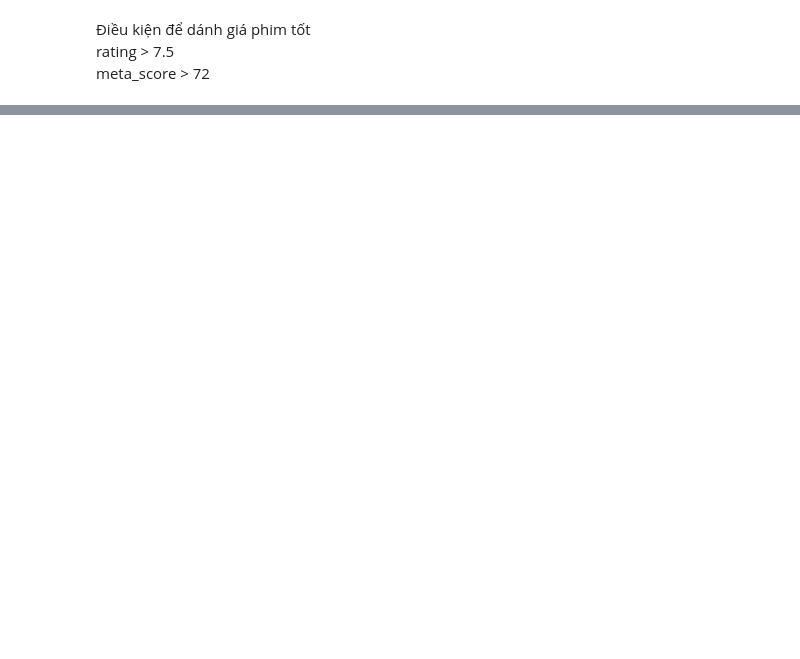
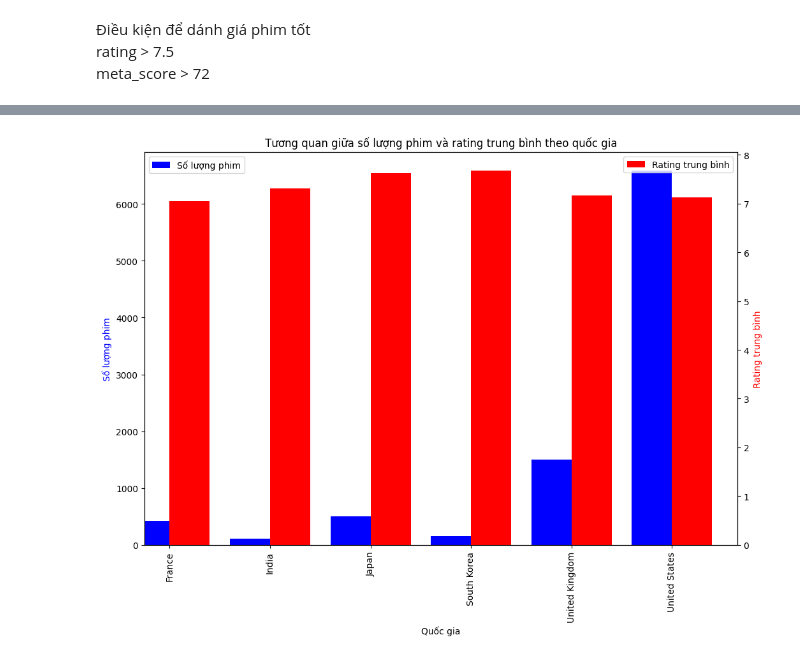
Before and after one commit to phuocnguyen2412/movie-analyst, a Jupyter notebook: Analyze_data_3.ipynb, the cells around one changed output, grey strips where cells are left out. Cells and saved outputs as stored; diff of their text form; code cells hidden in the pictures; blank space fills up the shorter version.

```diff
--- a/Analyze_data_3.ipynb
+++ b/Analyze_data_3.ipynb
@@ -159,0 +215,7 @@ Passing `palette` without assigning `hue` is deprecated and will be removed in v
+# %%
+# Chọn ra các quốc gia tiêu biểu theo số lượng và rate
+selected_countries = ['United States', 'United Kingdom', 'South Korea', 'Japan', 'India', 'France']
+
+# Lọc dữ liệu chỉ bao gồm các quốc gia đã chọn
+filtered_df = df[df['countries'].isin(selected_countries)]
+filtered_df
@@ -159,0 +236,34 @@ Passing `palette` without assigning `hue` is deprecated and will be removed in v
+# %%
+# Tính số lượng phim theo quốc gia
+country_counts = filtered_df['countries'].value_counts()
+
+# Tính rating trung bình theo quốc gia
+country_ratings = filtered_df.groupby('countries')['rating'].mean()
+
+# Tạo DataFrame mới từ 2 Series đã tính
+country_df = pd.DataFrame({'number_of_movies': country_counts, 'average_rating': country_ratings})
+
+# Vẽ biểu đồ cột đôi
+fig, ax1 = plt.subplots(figsize=(12, 8))
+
+# Vẽ cột số lượng phim
+country_df['number_of_movies'].plot(kind='bar', color='b', ax=ax1, position=1, width=0.4, label='Số lượng phim')
+ax1.set_ylabel('Số lượng phim', color='b')
+ax1.set_xlabel('Quốc gia')
+ax1.set_title("Tương quan giữa số lượng phim và rating trung bình theo quốc gia")
+
+# Tạo trục y thứ hai cho rating trung bình
+ax2 = ax1.twinx() # tạo cột chung với cột số lượng phim
+country_df['average_rating'].plot(kind='bar', color='r', ax=ax2, position=0, width=0.4, label='Rating trung bình')
+ax2.set_ylabel('Rating trung bình', color='r')
+
+# Thêm chú thích
+ax1.legend(loc='upper left')
+ax2.legend(loc='upper right')
+
+# Xoay tên quốc gia để hiển thị ngang
+plt.xticks(rotation=0)
+
+plt.show()
+# %% [output]
+[figure, added]
```
Also changed, not shown: parts of 24 cells of this notebook.
